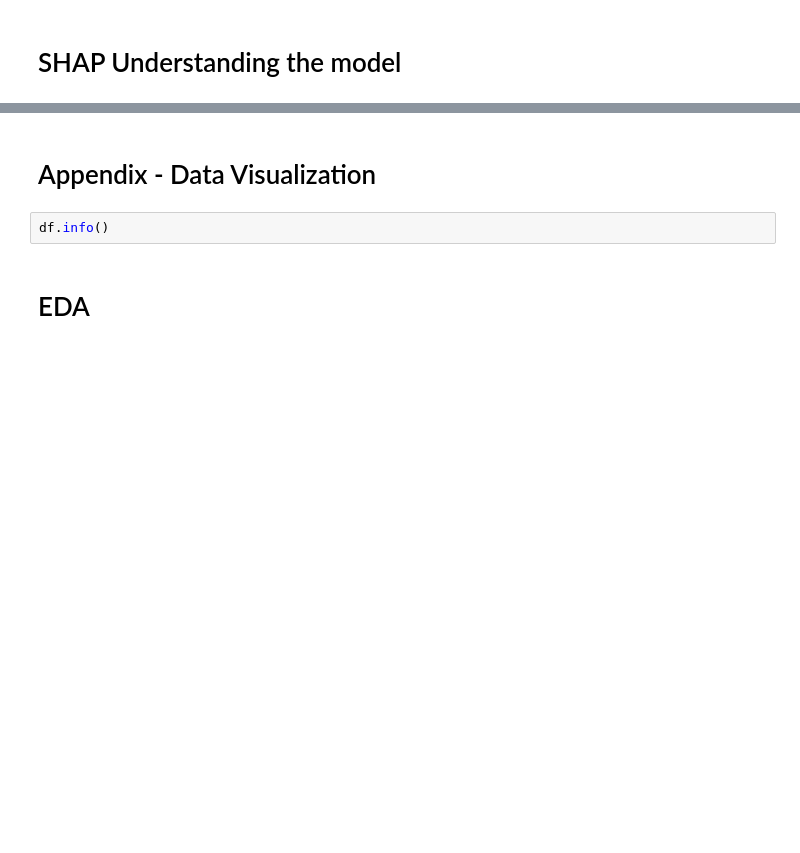
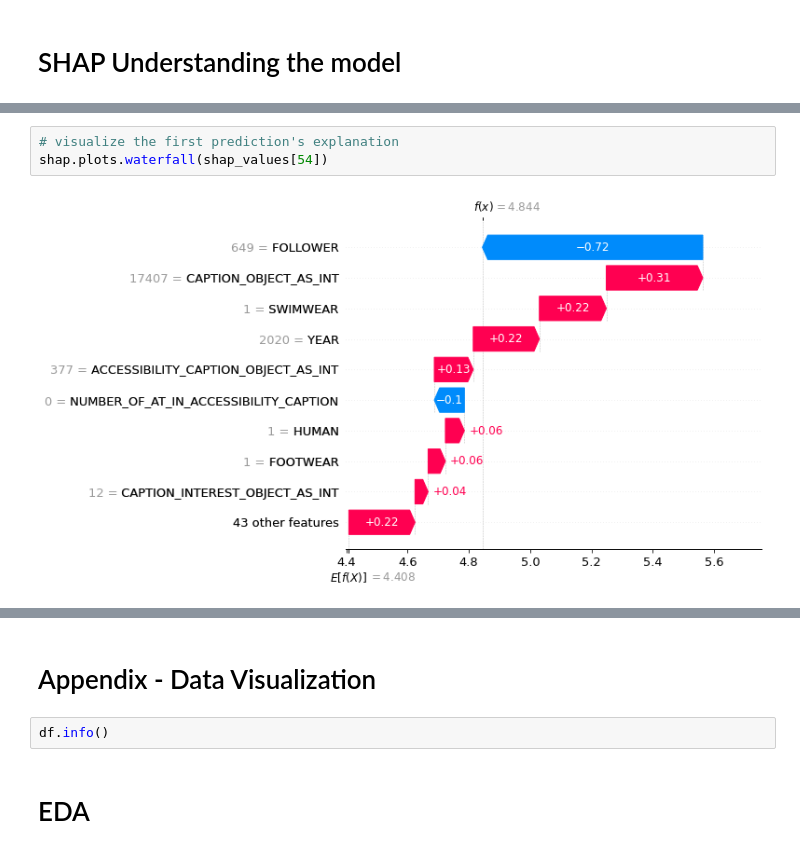
Before and after one commit to Raanank10/Instagram-s-influencers, a Jupyter notebook: Instagram_Influencers_V2.ipynb, the cells around one changed output, grey strips where cells are left out. Saved outputs shown, nothing was run; the diff lists cells and outputs as text; blank space fills up the shorter version.

```diff
--- a/Instagram_Influencers_V2.ipynb
+++ b/Instagram_Influencers_V2.ipynb
@@ -393,0 +450,5 @@ pd.DataFrame(XGB_reg_likes.feature_importances_[sorted_idx],
+# %%
+# visualize the first prediction's explanation
+shap.plots.waterfall(shap_values[54])
+# %% [output]
+[figure, added]
```
Also changed, not shown: parts of 9 cells of this notebook.
